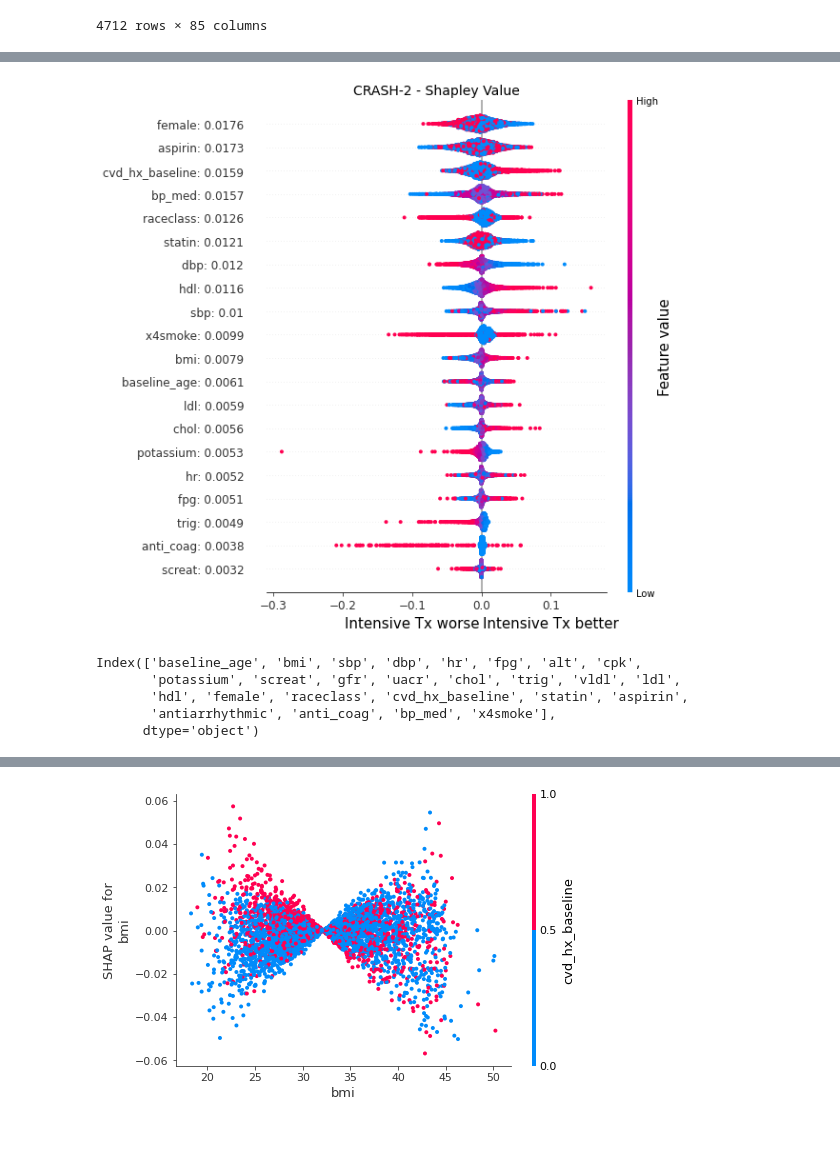
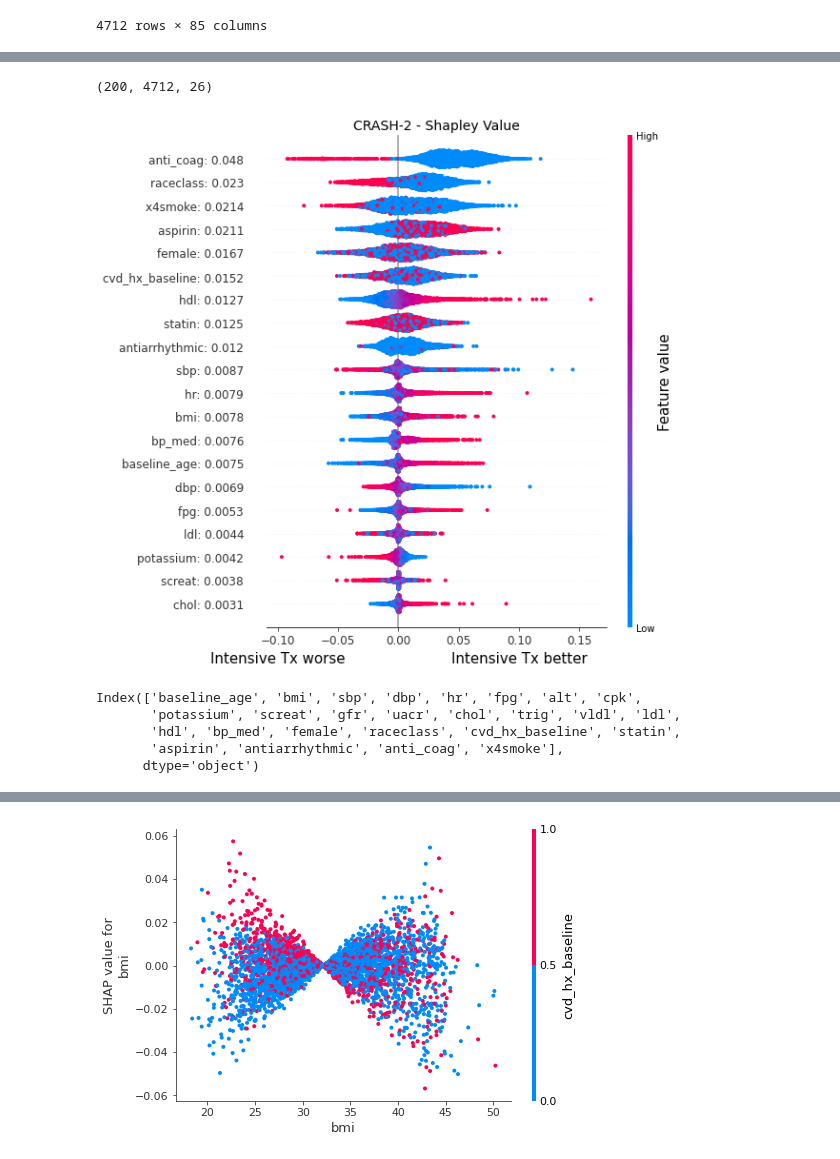
Before and after one commit to q8888620002/LIFT-XAI, a Jupyter notebook: accord.ipynb, the cells around one changed output, grey strips where cells are left out. Drawn from its saved outputs; the diff is of its cells as text; code cells hidden in the pictures.

Commit message:
update txa dataset

```diff
--- a/accord.ipynb
+++ b/accord.ipynb
@@ -301,7 +273,7 @@ XLearner(
 # %%
 import pickle as pkl
 
-predict_results  = pkl.load(open("results/accord/predict_results.pkl", 'rb'))
+predict_results  = pkl.load(open("results/accord_sprint/accord_predict_results_True.pkl", 'rb'))
 
 mean_ates = predict_results.mean(1)
 
@@ -319,0 +352,40 @@ Output 0.014835724539467602: 95% CI = (0.001, 0.026)
+# %%
+import numpy as np
+from scipy.stats import spearmanr
+
+
+avg_shap_sprint = pkl.load(open("results/accord_sprint/sprint_shap_bootstrapped_True.pkl",'rb'))
+avg_shap_accord = pkl.load(open("results/accord_sprint/accord_shap_bootstrapped_True.pkl",'rb'))
+
+_ , n_sprint, d_sprint = avg_shap_sprint.shape
+_ , n_accord, d_accord = avg_shap_accord.shape
+
+accord = Dataset("accord_filter", 0)
+sprint = Dataset("sprint_filter", 0)
+
+
+sprint_features = sprint.get_feature_names().tolist()
+accord_features = accord.get_feature_names().tolist()
+
+ensemble_sprint_shap = avg_shap_sprint.reshape(-1, 20, n_sprint, d_sprint).mean(axis=1)
+ensemble_accord_shap = avg_shap_accord.reshape(-1, 20, n_accord, d_accord).mean(axis=1)
+
+ensemble_sprint_shap = np.abs(ensemble_sprint_shap).mean(1)
+ensemble_accord_shap = np.abs(ensemble_accord_shap).mean(1)
+
+def get_trial_pairs_and_cosine_values(sprint_shap_values, accord_shap_values,  prefix=''):
+    trial_pairs = []
+    cosine_values = []
+
+    for i in range(accord_shap_values.shape[0]):
+        for j in range(sprint_shap_values.shape[0]):
+
+            correlation_coefficient, p_value = spearmanr(
+                sprint_shap_values[i],
+                accord_shap_values[j]
+            )
+            cosine_values.append(correlation_coefficient)
+
+    return cosine_values
+
+rank_correlation = get_trial_pairs_and_cosine_values(ensemble_sprint_shap, ensemble_accord_shap)
@@ -320,23 +443,24 @@ Output 0.014835724539467602: 95% CI = (0.001, 0.026)
 # %%
 data = Dataset("accord", 0 )
 
 x, w , y = data.get_data()
 
 gender_index = data.get_feature_names().tolist().index('female')
 
-avg_shap = pkl.load(open("results/accord/shap_bootstrapped.pkl",'rb'))
+avg_shap = pkl.load(open("results/accord/shap_bootstrapped_True.pkl",'rb'))
 
 plot_feature_values(
     avg_shap.mean(0),
     x,
     data.get_feature_names()
 )
 
 data.get_feature_names()
 # %% [output]
+(200, 4712, 26)
-[figure, old version]
+[figure, new version]
-Index(['baseline_age', 'bmi', 'sbp', 'dbp', 'hr', 'fpg', 'alt', 'cpk',
-       'potassium', 'screat', 'gfr', 'uacr', 'chol', 'trig', 'vldl', 'ldl',
-       'hdl', 'female', 'raceclass', 'cvd_hx_baseline', 'statin', 'aspirin',
-       'antiarrhythmic', 'anti_coag', 'bp_med', 'x4smoke'],
-      dtype='object')
+Index(['baseline_age', 'bmi', 'sbp', 'dbp', 'hr', 'fpg', 'alt', 'cpk',
+       'potassium', 'screat', 'gfr', 'uacr', 'chol', 'trig', 'vldl', 'ldl',
+       'hdl', 'bp_med', 'female', 'raceclass', 'cvd_hx_baseline', 'statin',
+       'aspirin', 'antiarrhythmic', 'anti_coag', 'x4smoke'],
+      dtype='object')
```
Also changed, not shown: parts of 13 cells of this notebook, 15 other files.
